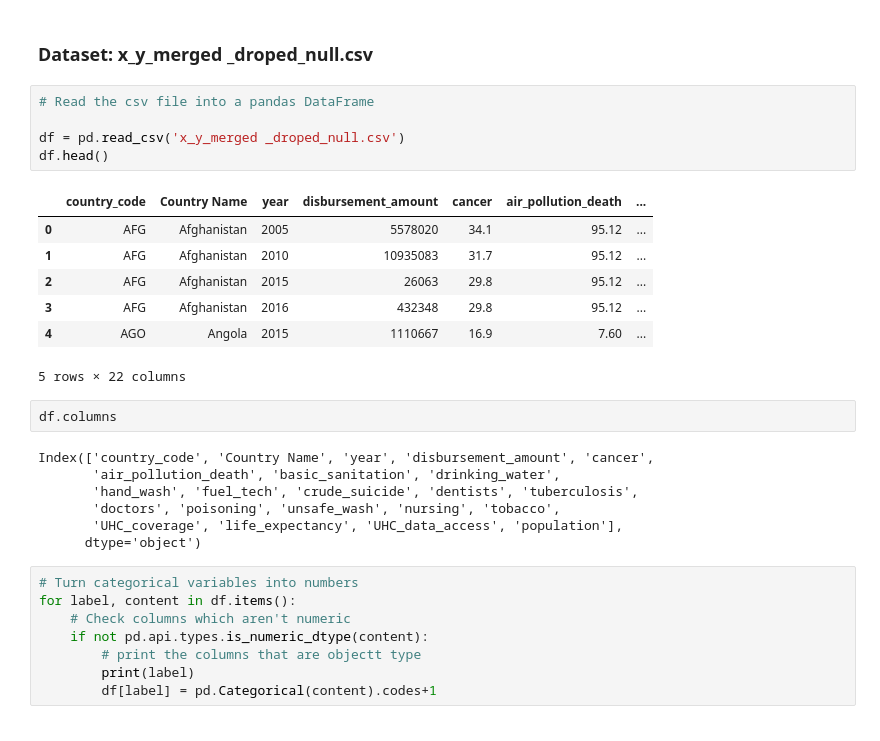
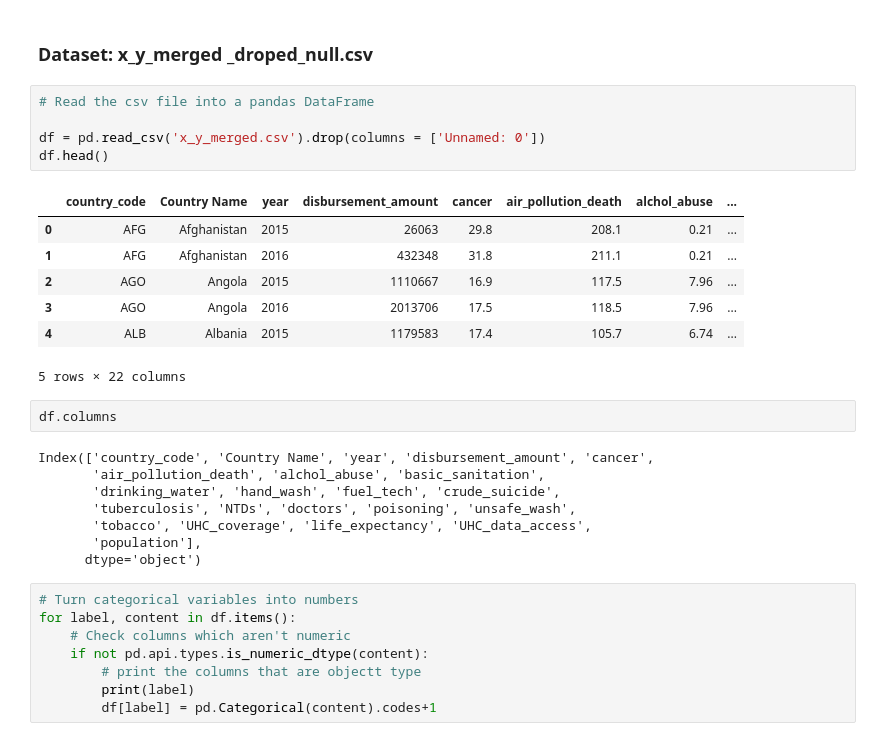
Before and after one commit to hej6853/Rowdy_Rooster_Project3, a Jupyter notebook: Cleaned/Machine_Learning_linear_regression.ipynb, the cells around one changed output. Drawn from its saved outputs; the diff is of its cells as text.

```diff
--- a/Cleaned/Machine_Learning_linear_regression.ipynb
+++ b/Cleaned/Machine_Learning_linear_regression.ipynb
@@ -18,24 +18,25 @@ import pandas as pd
 # %%
 # Read the csv file into a pandas DataFrame
 
-df = pd.read_csv('x_y_merged _droped_null.csv')
+df = pd.read_csv('x_y_merged.csv').drop(columns = ['Unnamed: 0'])
 df.head()
 # %% [output]
-|  | country_code | Country Name | year | disbursement_amount | cancer | air_pollution_death | ... |
-| 0 | AFG | Afghanistan | 2005 | 5578020 | 34.1 | 95.12 | ... |
-| 1 | AFG | Afghanistan | 2010 | 10935083 | 31.7 | 95.12 | ... |
-| 2 | AFG | Afghanistan | 2015 | 26063 | 29.8 | 95.12 | ... |
-| 3 | AFG | Afghanistan | 2016 | 432348 | 29.8 | 95.12 | ... |
-| 4 | AGO | Angola | 2015 | 1110667 | 16.9 | 7.60 | ... |
+|  | country_code | Country Name | year | disbursement_amount | cancer | air_pollution_death | alchol_abuse | ... |
+| 0 | AFG | Afghanistan | 2015 | 26063 | 29.8 | 208.1 | 0.21 | ... |
+| 1 | AFG | Afghanistan | 2016 | 432348 | 31.8 | 211.1 | 0.21 | ... |
+| 2 | AGO | Angola | 2015 | 1110667 | 16.9 | 117.5 | 7.96 | ... |
+| 3 | AGO | Angola | 2016 | 2013706 | 17.5 | 118.5 | 7.96 | ... |
+| 4 | ALB | Albania | 2015 | 1179583 | 17.4 | 105.7 | 6.74 | ... |
 5 rows × 22 columns
 # %%
 df.columns
 # %% [output]
 Index(['country_code', 'Country Name', 'year', 'disbursement_amount', 'cancer',
-       'air_pollution_death', 'basic_sanitation', 'drinking_water',
-       'hand_wash', 'fuel_tech', 'crude_suicide', 'dentists', 'tuberculosis',
-       'doctors', 'poisoning', 'unsafe_wash', 'nursing', 'tobacco',
-       'UHC_coverage', 'life_expectancy', 'UHC_data_access', 'population'],
+       'air_pollution_death', 'alchol_abuse', 'basic_sanitation',
+       'drinking_water', 'hand_wash', 'fuel_tech', 'crude_suicide',
+       'tuberculosis', 'NTDs', 'doctors', 'poisoning', 'unsafe_wash',
+       'tobacco', 'UHC_coverage', 'life_expectancy', 'UHC_data_access',
+       'population'],
       dtype='object')
 # %%
 # Turn categorical variables into numbers
```
Also changed, not shown: parts of 14 cells of this notebook, 14 other files.
